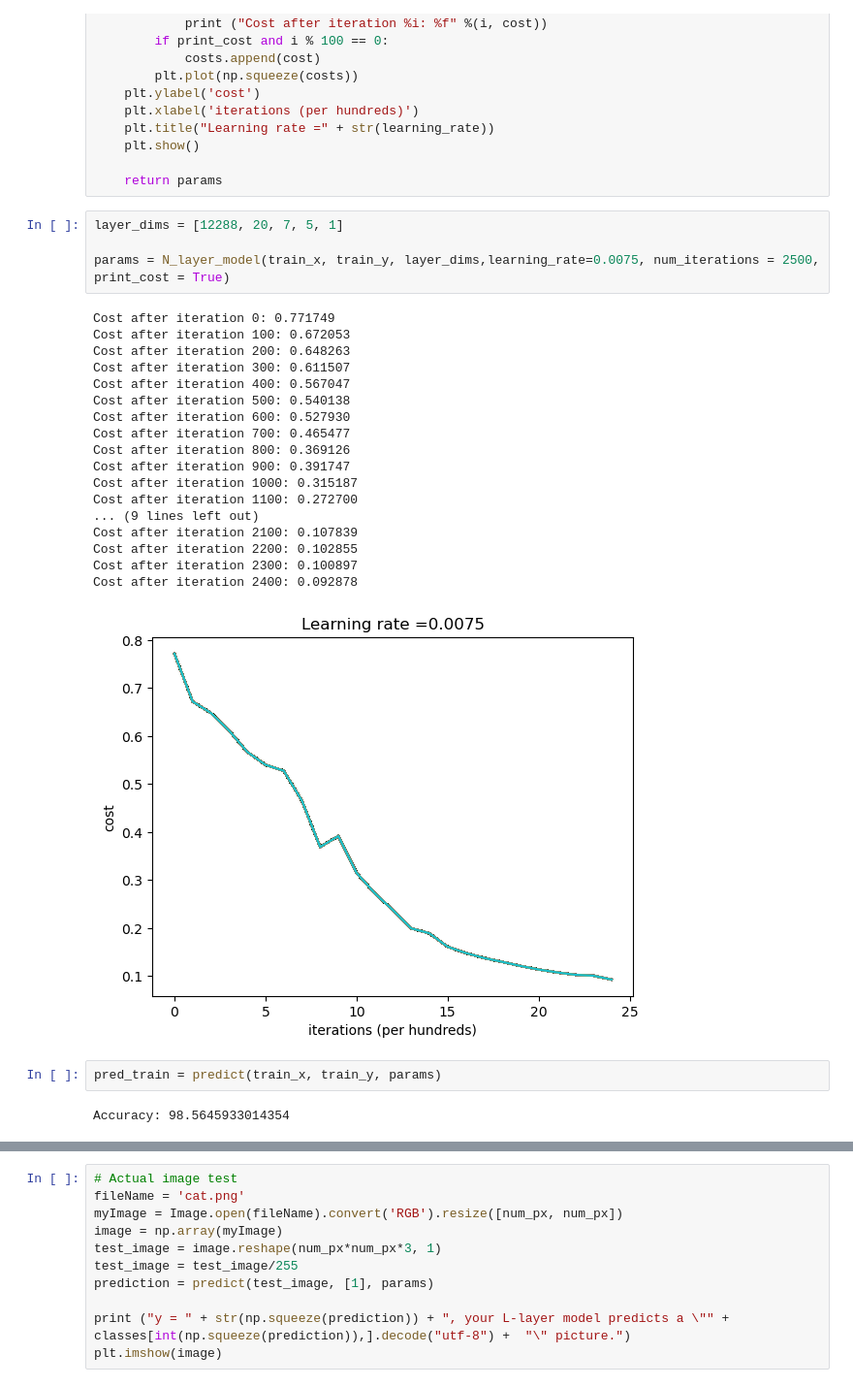
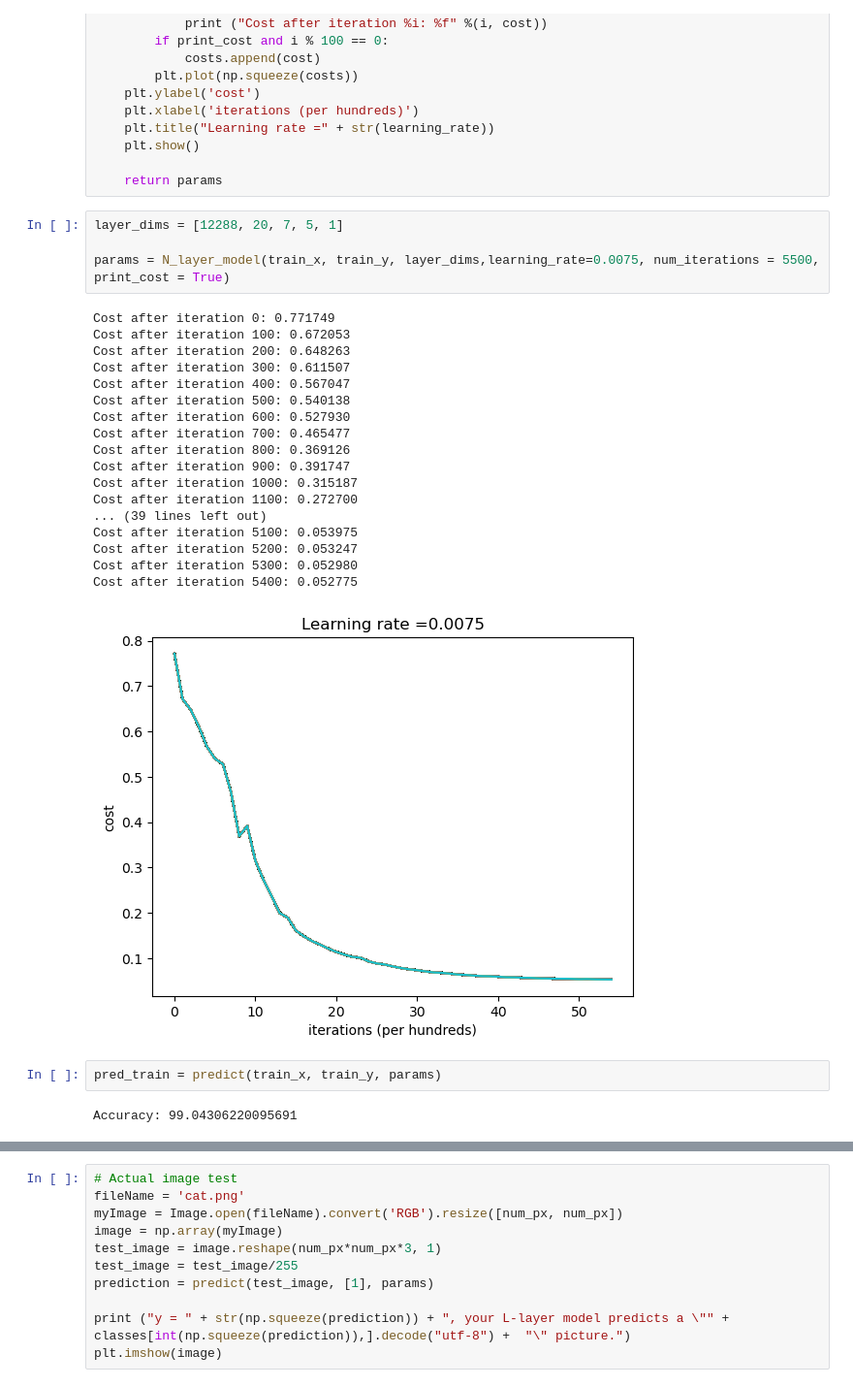
Before and after one commit to kumar-gaurav-mishra/AI_Image_Classifier, a Jupyter notebook: main.ipynb, the cells around one changed output, grey strips where cells are left out. Shown at 97% size. Cells and saved outputs as stored; diff of their text form.

```diff
--- a/main.ipynb
+++ b/main.ipynb
@@ -95,30 +73,30 @@ def N_layer_model(X, Y, layer_dims, learning_rate=0.0075, num_iterations=10000,
 # %%
 layer_dims = [12288, 20, 7, 5, 1]
 
-params = N_layer_model(train_x, train_y, layer_dims,learning_rate=0.0075, num_iterations = 2500, print_cost = True)
+params = N_layer_model(train_x, train_y, layer_dims,learning_rate=0.0075, num_iterations = 5500, print_cost = True)
 # %% [output]
 Cost after iteration 0: 0.771749
 Cost after iteration 100: 0.672053
 Cost after iteration 200: 0.648263
 Cost after iteration 300: 0.611507
 Cost after iteration 400: 0.567047
 Cost after iteration 500: 0.540138
 Cost after iteration 600: 0.527930
 Cost after iteration 700: 0.465477
 Cost after iteration 800: 0.369126
 Cost after iteration 900: 0.391747
 Cost after iteration 1000: 0.315187
 Cost after iteration 1100: 0.272700
-... (9 lines left out)
-Cost after iteration 2100: 0.107839
-Cost after iteration 2200: 0.102855
-Cost after iteration 2300: 0.100897
-Cost after iteration 2400: 0.092878
+... (39 lines left out)
+Cost after iteration 5100: 0.053975
+Cost after iteration 5200: 0.053247
+Cost after iteration 5300: 0.052980
+Cost after iteration 5400: 0.052775
-[figure, old version]
+[figure, new version]
 # %%
 pred_train = predict(train_x, train_y, params)
 # %% [output]
-Accuracy: 98.5645933014354
+Accuracy: 99.04306220095691
 # %%
 pred_test = predict(test_x, test_y, params)
 # %% [output]
```
Also changed, not shown: parts of 2 cells of this notebook.
